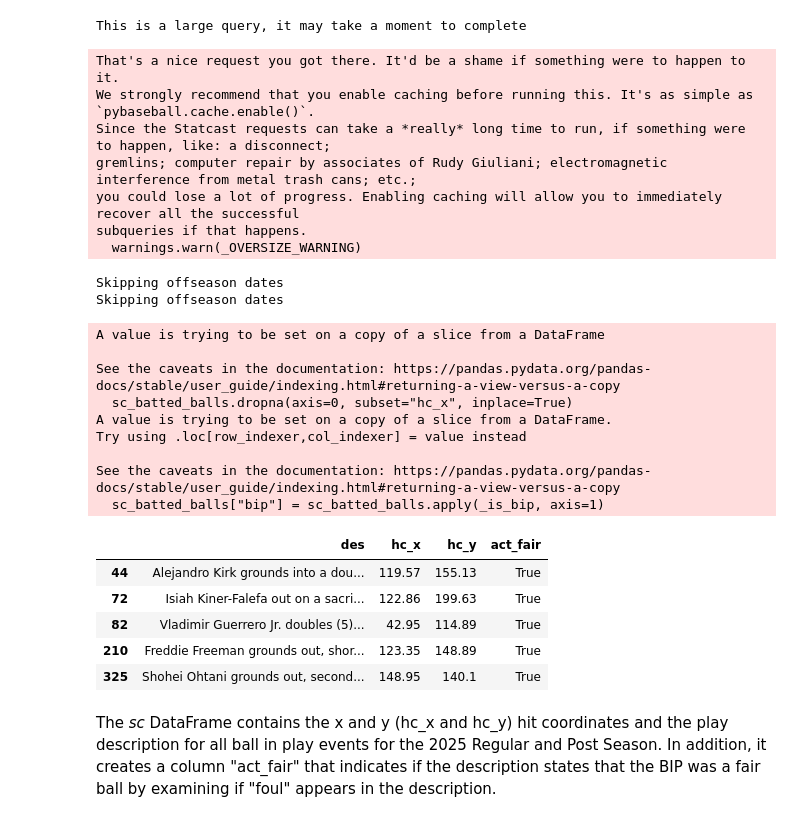
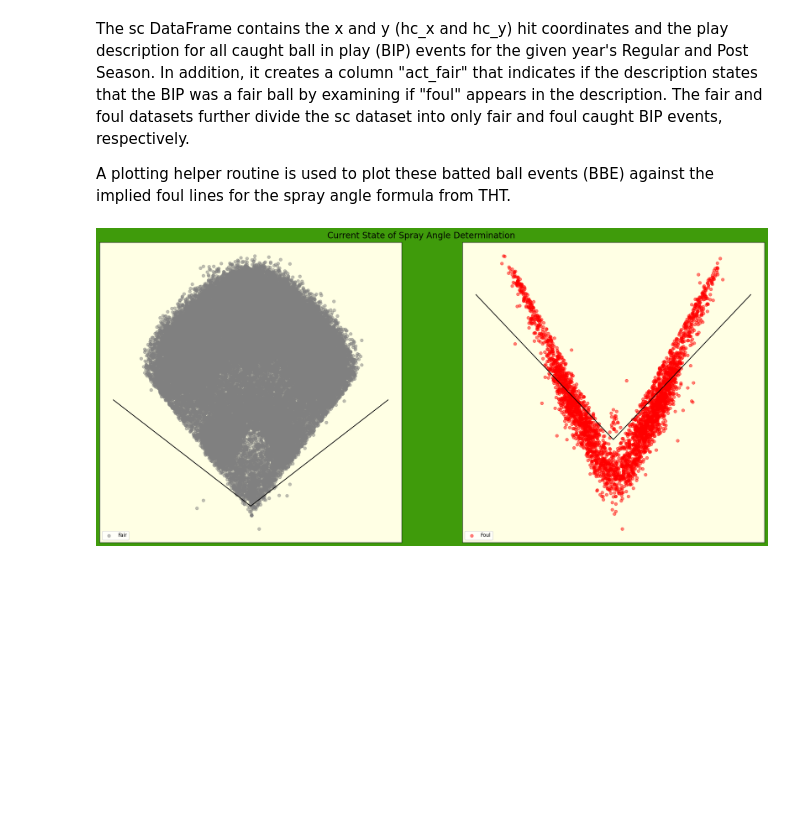
Before and after one commit to blue-shoes/statcast-spray-angle-study, a Jupyter notebook: spray-angle-study.ipynb, the cells around one changed output. Drawn from its saved outputs; the diff is of its cells as text; code cells hidden in the pictures; blank space fills up the shorter version.

Commit message:
Full article code with new plotting

```diff
--- a/spray-angle-study.ipynb
+++ b/spray-angle-study.ipynb
@@ -1,32 +1,21 @@
 # %%
-from main import get_statcast_data
+from processing import get_statcast_data, populate_spray_angle, should_be_fair
 
-sc = get_statcast_data()
+# INPUT YEAR FOR ANALYSIS
+analysis_year = 2025
+sc = get_statcast_data(analysis_year)
+
+fair = sc.loc[sc.act_fair]
+foul = sc.loc[~sc.act_fair]
-# %% [output]
-This is a large query, it may take a moment to complete
-That's a nice request you got there. It'd be a shame if something were to happen to it.
-We strongly recommend that you enable caching before running this. It's as simple as `pybaseball.cache.enable()`.
-Since the Statcast requests can take a *really* long time to run, if something were to happen, like: a disconnect;
-gremlins; computer repair by associates of Rudy Giuliani; electromagnetic interference from metal trash cans; etc.;
-you could lose a lot of progress. Enabling caching will allow you to immediately recover all the successful
-subqueries if that happens.
-  warnings.warn(_OVERSIZE_WARNING)
-Skipping offseason dates
-Skipping offseason dates
-A value is trying to be set on a copy of a slice from a DataFrame
-
-See the caveats in the documentation: https://pandas.pydata.org/pandas-docs/stable/user_guide/indexing.html#returning-a-view-versus-a-copy
-  sc_batted_balls.dropna(axis=0, subset="hc_x", inplace=True)
-A value is trying to be set on a copy of a slice from a DataFrame.
-Try using .loc[row_indexer,col_indexer] = value instead
-
-See the caveats in the documentation: https://pandas.pydata.org/pandas-docs/stable/user_guide/indexing.html#returning-a-view-versus-a-copy
-  sc_batted_balls["bip"] = sc_batted_balls.apply(_is_bip, axis=1)
-|  | des | hc_x | hc_y | act_fair |
-| 44 | Alejandro Kirk grounds into a dou... | 119.57 | 155.13 | True |
-| 72 | Isiah Kiner-Falefa out on a sacri... | 122.86 | 199.63 | True |
-| 82 | Vladimir Guerrero Jr. doubles (5)... | 42.95 | 114.89 | True |
-| 210 | Freddie Freeman grounds out, shor... | 123.35 | 148.89 | True |
-| 325 | Shohei Ohtani grounds out, second... | 148.95 | 140.1 | True |
 # %% [markdown]
-The *sc* DataFrame contains the x and y (hc_x and hc_y) hit coordinates and the play description for all ball in play events for the 2025 Regular and Post Season. In addition, it creates a column "act_fair" that indicates if the description states that the BIP was a fair ball by examining if "foul" appears in the description.
+The sc DataFrame contains the x and y (hc_x and hc_y) hit coordinates and the play description for all caught ball in play (BIP) events for the given year's Regular and Post Season. In addition, it creates a column "act_fair" that indicates if the description states that the BIP was a fair ball by examining if "foul" appears in the description. The fair and foul datasets further divide the sc dataset into only fair and foul caught BIP events, respectively.
+
+A plotting helper routine is used to plot these batted ball events (BBE) against the implied foul lines for the spray angle formula from THT.
+# %%
+from plotting import plot_skewed_foul_line
+
+hc_origin = (125.42, 198.27)
+
+plot_skewed_foul_line(origin=hc_origin, fair_df=fair, foul_df=foul, title='Current State of Spray Angle Determination', foul_angle=60.0)
+# %% [output]
+[figure, added]
```
Also changed, not shown: parts of 16 cells of this notebook.
